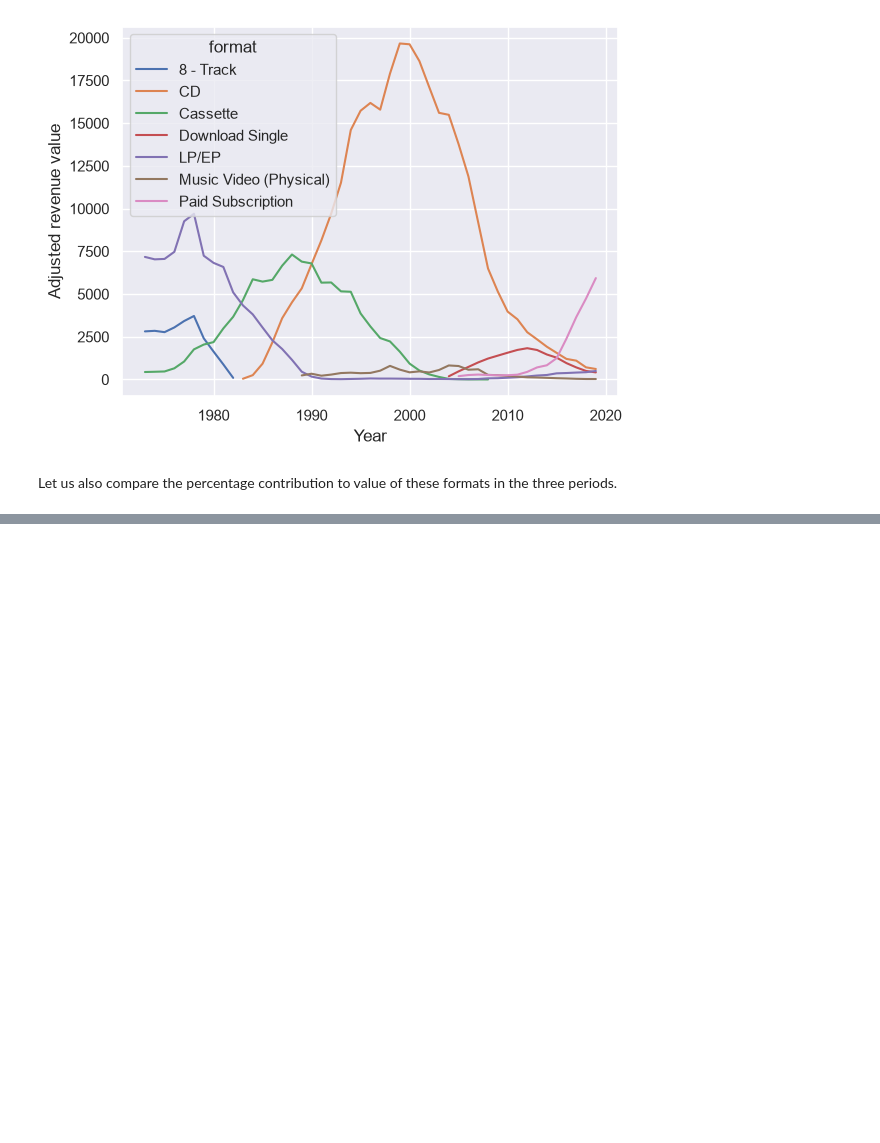
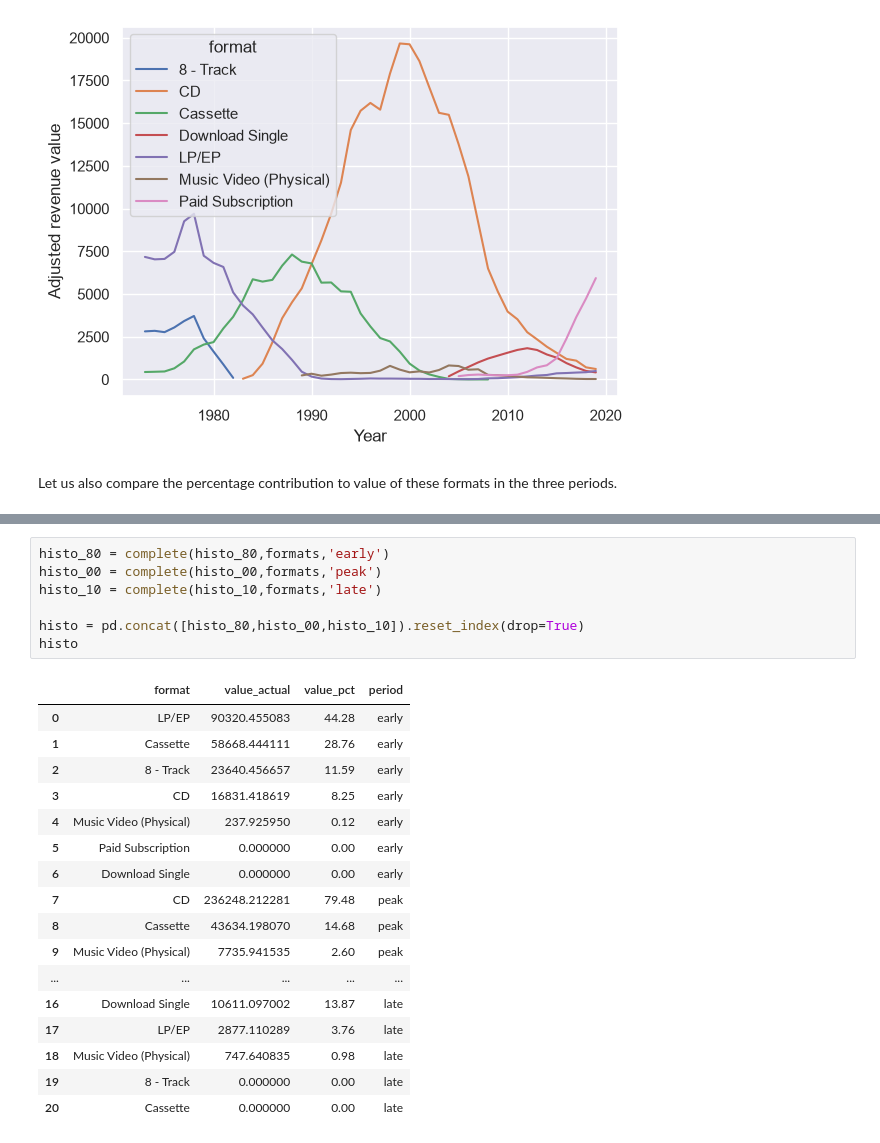
Before and after one commit to MarcoTosoni/music_sales, a Jupyter notebook: analysis.ipynb, the cells around one changed output, grey strips where cells are left out. Cells and saved outputs as stored; diff of their text form; blank space fills up the shorter version.

```diff
--- a/analysis.ipynb
+++ b/analysis.ipynb
@@ -333,0 +381,25 @@ Let us also compare the percentage contribution to value of these formats in the
+# %%
+histo_80 = complete(histo_80,formats,'early')
+histo_00 = complete(histo_00,formats,'peak')
+histo_10 = complete(histo_10,formats,'late')
+
+histo = pd.concat([histo_80,histo_00,histo_10]).reset_index(drop=True)
+histo
+# %% [output]
+|  | format | value_actual | value_pct | period |
+| 0 | LP/EP | 90320.455083 | 44.28 | early |
+| 1 | Cassette | 58668.444111 | 28.76 | early |
+| 2 | 8 - Track | 23640.456657 | 11.59 | early |
+| 3 | CD | 16831.418619 | 8.25 | early |
+| 4 | Music Video (Physical) | 237.925950 | 0.12 | early |
+| 5 | Paid Subscription | 0.000000 | 0.00 | early |
+| 6 | Download Single | 0.000000 | 0.00 | early |
+| 7 | CD | 236248.212281 | 79.48 | peak |
+| 8 | Cassette | 43634.198070 | 14.68 | peak |
+| 9 | Music Video (Physical) | 7735.941535 | 2.60 | peak |
+| ... | ... | ... | ... | ... |
+| 16 | Download Single | 10611.097002 | 13.87 | late |
+| 17 | LP/EP | 2877.110289 | 3.76 | late |
+| 18 | Music Video (Physical) | 747.640835 | 0.98 | late |
+| 19 | 8 - Track | 0.000000 | 0.00 | late |
+| 20 | Cassette | 0.000000 | 0.00 | late |
```
Also changed, not shown: parts of 4 cells of this notebook.
